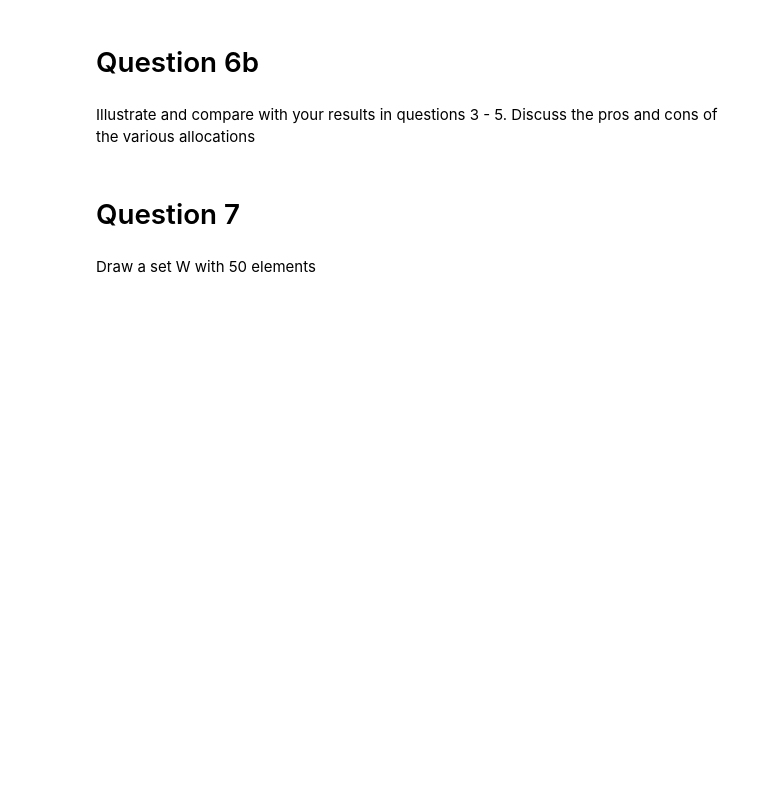
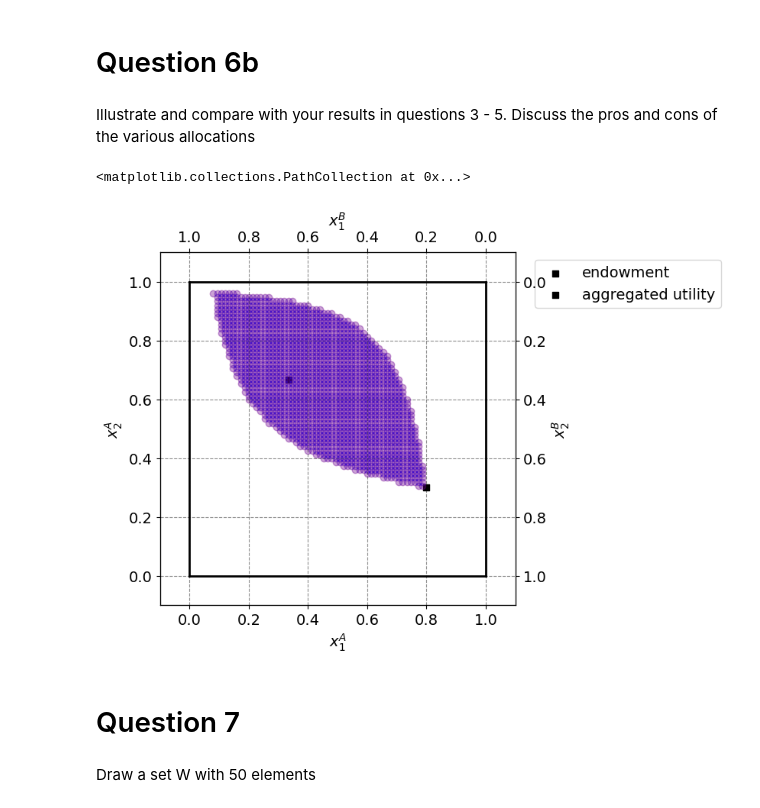
Before and after one commit to NumEconCopenhagen/projects-2024-petra-maritza-noah, a Jupyter notebook: inauguralproject/inauguralproject_ourcode.ipynb, the cells around one changed output. Drawn from its saved outputs; the diff is of its cells as text; code cells hidden in the pictures; blank space fills up the shorter version.

```diff
--- a/inauguralproject/inauguralproject_ourcode.ipynb
+++ b/inauguralproject/inauguralproject_ourcode.ipynb
@@ -415,3 +413,75 @@ Discuss the pros and cons of the various allocations
+# %%
+par = model.par
+
+# a. total endowment
+w1bar = 1.0
+w2bar = 1.0
+
+# b. figure set up
+fig = plt.figure(frameon=False,figsize=(6,6), dpi=100)
+ax_A = fig.add_subplot(1, 1, 1)
+
+ax_A.set_xlabel("$x_1^A$")
+ax_A.set_ylabel("$x_2^A$")
+
+temp = ax_A.twinx()
+temp.set_ylabel("$x_2^B$")
+ax_B = temp.twiny()
+ax_B.set_xlabel("$x_1^B$")
+ax_B.invert_xaxis()
+ax_B.invert_yaxis()
+
+# A
+ax_A.scatter(par.w1A,par.w2A,marker='s',color='black',label='endowment')
+#just added another point here as aggregated_utility
+ax_A.scatter(x1A_optimal,x2A_optimal,marker='s',color='black',label='aggregated utility')
+
+# limits
+ax_A.plot([0,w1bar],[0,0],lw=2,color='black')
+ax_A.plot([0,w1bar],[w2bar,w2bar],lw=2,color='black')
+ax_A.plot([0,0],[0,w2bar],lw=2,color='black')
+ax_A.plot([w1bar,w1bar],[0,w2bar],lw=2,color='black')
+
+ax_A.set_xlim([-0.1, w1bar + 0.1])
+ax_A.set_ylim([-0.1, w2bar + 0.1])
+ax_B.set_xlim([w1bar + 0.1, -0.1])
+ax_B.set_ylim([w2bar + 0.1, -0.1])
+
+ax_A.legend(frameon=True,loc='upper right',bbox_to_anchor=(1.6,1.0));
+
+# Define initial endowments
+omegaA1 = par.w1A
+omegaA2 = par.w2A
+omegaB1 = 1 - par.w1A
+omegaB2 = 1 - par.w2A
+
+# Generate grid of points
+N = 75
+xA1_values = np.linspace(0, 1, N+1)
+xA2_values = np.linspace(0, 1, N+1)
+
+# Initialize lists to store valid points
+valid_points_A = []
+valid_points_B = []
+
+# Check each point
+for xA1 in xA1_values:
+    for xA2 in xA2_values:
+        # Calculate corresponding B goods
+        xB1 = 1 - xA1
+        xB2 = 1 - xA2
+        # Check if point satisfies conditions
+        if model.utility_A(xA1, xA2) >= model.utility_A(omegaA1, omegaA2) and model.utility_B(xB1, xB2) >= model.utility_B(omegaB1, omegaB2):
+            valid_points_A.append((xA1, xA2))
+            valid_points_B.append((xB1, xB2))
+
+# Plot valid points
+ax_A.scatter([point[0] for point in valid_points_A], [point[1] for point in valid_points_A], marker='o', color='red', label='Valid points A', alpha=0.2)
+#NOT SURE WHAT THIS ax_A purpose is
+ax_B.scatter([point[0] for point in valid_points_B], [point[1] for point in valid_points_B], marker='o', color='blue', label='Valid points B', alpha=0.2)
+# %% [output]
+<matplotlib.collections.PathCollection at 0x...>
+[figure, added]
 # %% [markdown]
 # Question 7
 # %% [markdown]
```
Also changed, not shown: parts of 1 cell of this notebook, 1 other file.
